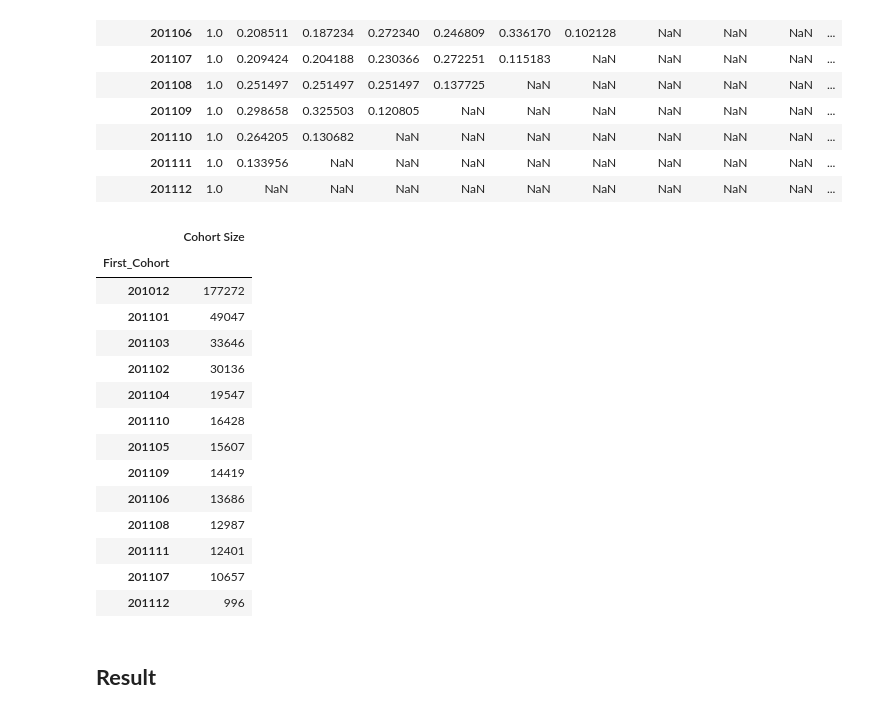
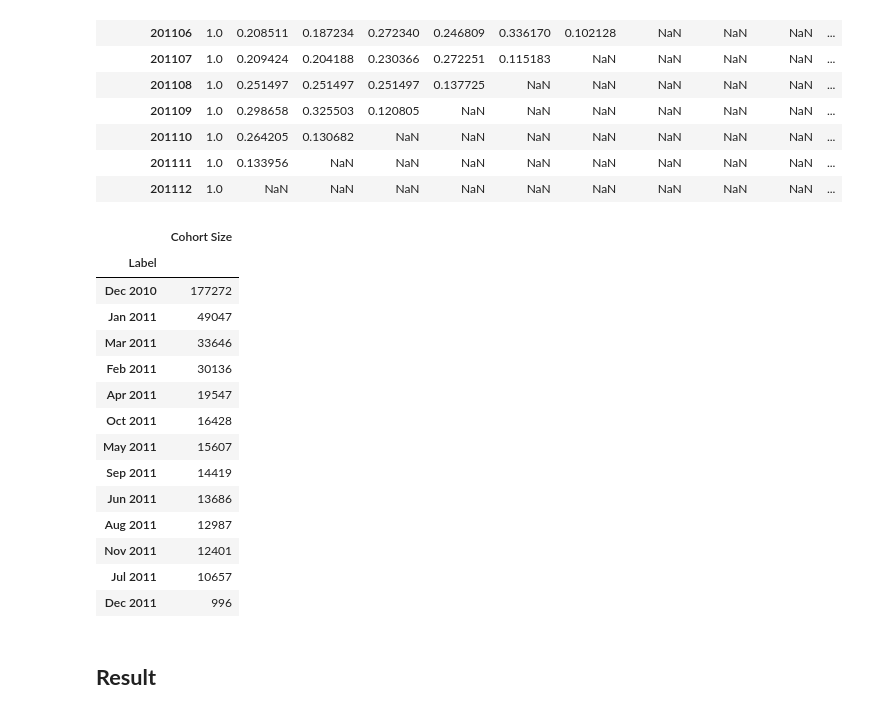
Before and after one commit to enthokz/Cohort-Analysis, a Jupyter notebook: E-Comerce Customer/EComerce_Cohort.ipynb, the cells around one changed output. Saved outputs shown, nothing was run; the diff lists cells and outputs as text; code cells hidden in the pictures.

```diff
--- a/E-Comerce Customer/EComerce_Cohort.ipynb
+++ b/E-Comerce Customer/EComerce_Cohort.ipynb
@@ -215,26 +213,28 @@ pivot
 | 201112 | 1.0 | NaN | NaN | NaN | NaN | NaN | NaN | NaN | NaN | NaN | ... |
 # %%
 # Create Cohort size Table
-size= data['First_Cohort'].value_counts()
+data['Label']= pd.to_datetime(data['First_Cohort'],format=('%Y%m'))
+data['Label']= data['Label'].dt.strftime('%b %Y')
+size= data['Label'].value_counts()
 size= pd.DataFrame(size)
 size.columns=['Cohort Size']
 size
 # %% [output]
 |  | Cohort Size |
-| First_Cohort |  |
-| 201012 | 177272 |
-| 201101 | 49047 |
-| 201103 | 33646 |
-| 201102 | 30136 |
-| 201104 | 19547 |
-| 201110 | 16428 |
-| 201105 | 15607 |
-| 201109 | 14419 |
-| 201106 | 13686 |
-| 201108 | 12987 |
-| 201111 | 12401 |
-| 201107 | 10657 |
-| 201112 | 996 |
+| Label |  |
+| Dec 2010 | 177272 |
+| Jan 2011 | 49047 |
+| Mar 2011 | 33646 |
+| Feb 2011 | 30136 |
+| Apr 2011 | 19547 |
+| Oct 2011 | 16428 |
+| May 2011 | 15607 |
+| Sep 2011 | 14419 |
+| Jun 2011 | 13686 |
+| Aug 2011 | 12987 |
+| Nov 2011 | 12401 |
+| Jul 2011 | 10657 |
+| Dec 2011 | 996 |
 # %% [markdown]
 ## **Result**
 # %%
```
Also changed, not shown: parts of 2 cells of this notebook.
